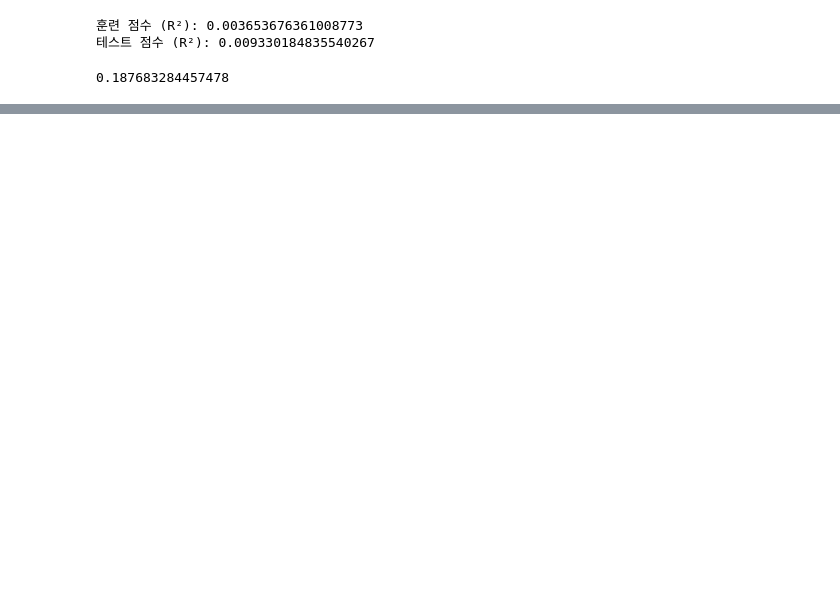
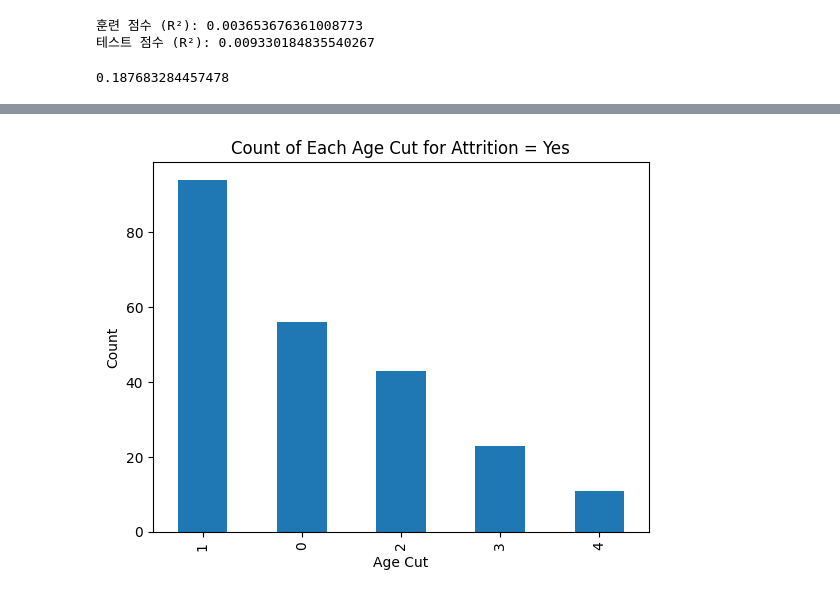
Before and after one commit to Indigo-Coder-github/23_1_Database, a Jupyter notebook: ML.ipynb, the cells around one changed output, grey strips where cells are left out. Cells and saved outputs as stored; diff of their text form; code cells hidden in the pictures; blank space fills up the shorter version.

```diff
--- a/ML.ipynb
+++ b/ML.ipynb
@@ -658,3 +676,9 @@ test_score = accuracy_score(satisfacation_test, predictions)
 print(test_score)
 # %% [output]
 0.187683284457478
+# %%
+attrition_yes_data = data[data['Attrition'] == 'Yes']
+
+attrition_yes_data = attrition_yes_data.reset_index(drop = True)
+
+attrition_yes_data
@@ -660,0 +699,8 @@ print(test_score)
+# %%
+attrition_yes_data['Age_cut'].value_counts().plot(kind='bar')
+plt.xlabel('Age Cut')
+plt.ylabel('Count')
+plt.title('Count of Each Age Cut for Attrition = Yes')
+plt.show()
+# %% [output]
+[figure, added]
```
Also changed, not shown: parts of 11 cells of this notebook.
